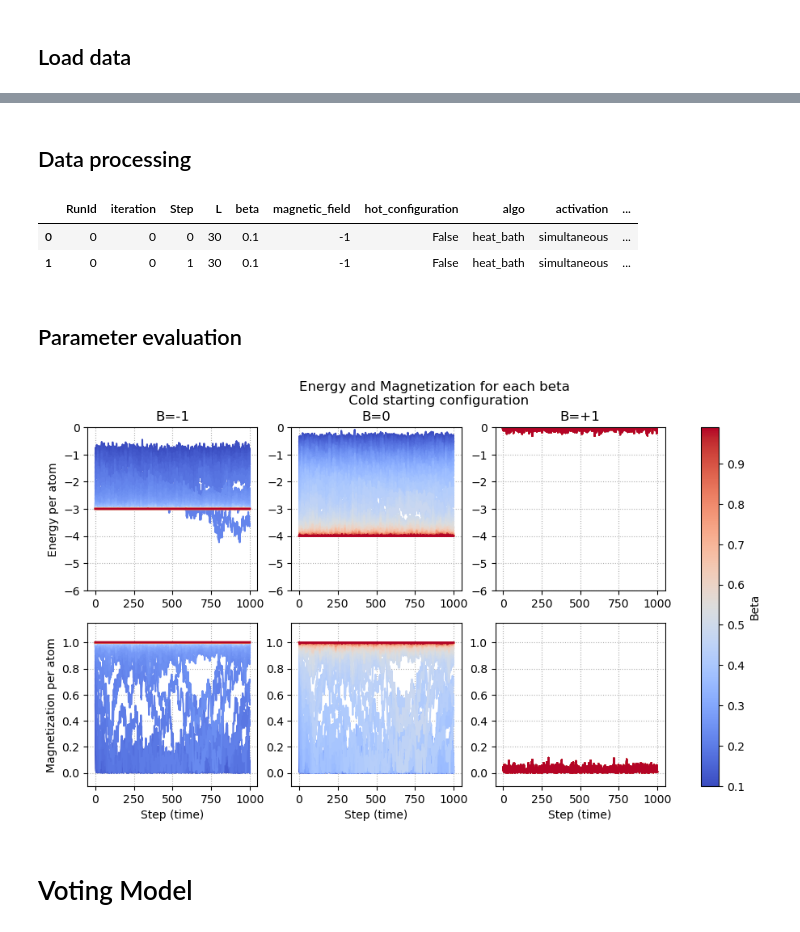
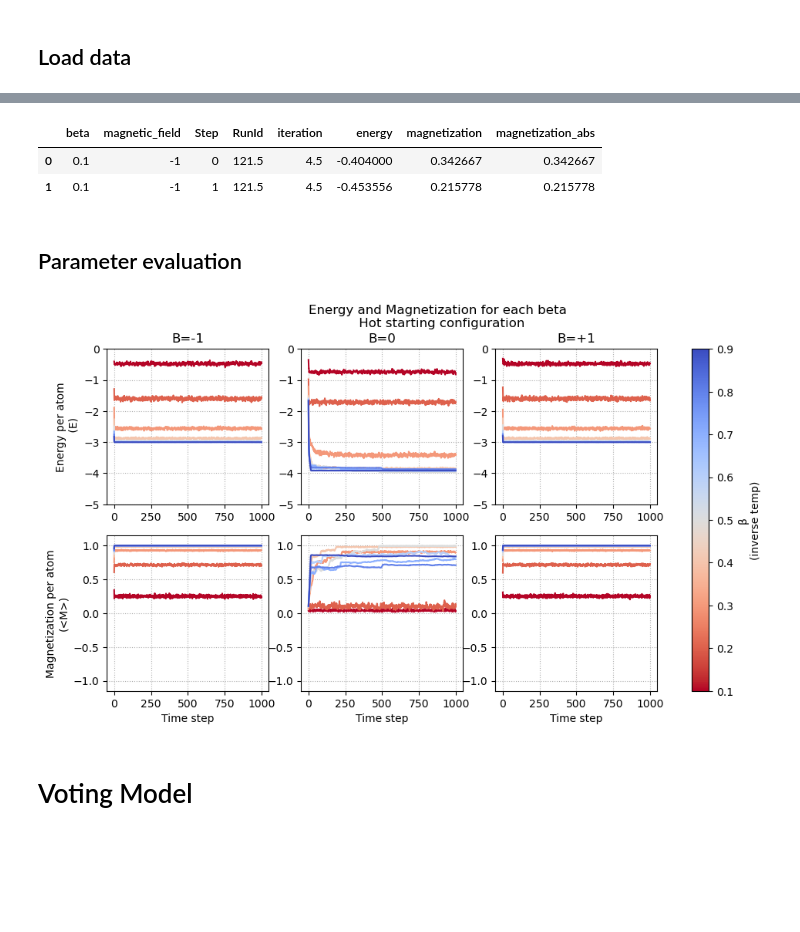
Before and after one commit to lbitsiko/ising-agent, a Jupyter notebook: parameter_evaluation.ipynb, the cells around one changed output, grey strips where cells are left out. Cells and saved outputs as stored; diff of their text form; code cells hidden in the pictures; blank space fills up the shorter version.

Commit message:
correct energy calculation, update visualization notebook, add model comparison notebook, update batch runs, update data with 10 iterations, add plots

```diff
--- a/parameter_evaluation.ipynb
+++ b/parameter_evaluation.ipynb
@@ -18,19 +11,31 @@ df.head(2)
-# %% [markdown]
-## Data processing
-# %%
-df["magnetization_abs"] = np.abs(df["magnetization"])
-df["magnetization_abs"] = df["magnetization_abs"]/(30*30) # magnetization per atom
-df["energy"] = df["energy"]/(30*30) # energy per atom
-df.head(2)
-# %% [output]
-|  | RunId | iteration | Step | L | beta | magnetic_field | hot_configuration | algo | activation | ... |
-| 0 | 0 | 0 | 0 | 30 | 0.1 | -1 | False | heat_bath | simultaneous | ... |
-| 1 | 0 | 0 | 1 | 30 | 0.1 | -1 | False | heat_bath | simultaneous | ... |
+# %%
+# load field study data
+df = pd.read_csv("studies/batch_run_field.csv")
+
+# transform observables
+df["magnetization"]= df["magnetization"]/(30*30)
+df["magnetization_abs"] = np.abs(df["magnetization"])
+
+# select the variables relative to the study
+df = df[["RunId","iteration","Step", "beta","magnetic_field","energy", "magnetization", "magnetization_abs"]]
+
+# calculate averages per parameter combo
+df = df.groupby(["beta", "magnetic_field", "Step"]).mean().reset_index()
+
+df.head(2)
+# %% [output]
+|  | beta | magnetic_field | Step | RunId | iteration | energy | magnetization | magnetization_abs |
+| 0 | 0.1 | -1 | 0 | 121.5 | 4.5 | -0.404000 | 0.342667 | 0.342667 |
+| 1 | 0.1 | -1 | 1 | 121.5 | 4.5 | -0.453556 | 0.215778 | 0.215778 |
 # %% [markdown]
 ## Parameter evaluation
 # %%
 # betas in the study - use coolwarm colormap
 betas = sorted(set(df.beta.value_counts().index))
 normalize = plt.Normalize(min(betas), max(betas))
-colormap = plt.cm.coolwarm
+colormap = plt.cm.coolwarm.reversed()
 colors = colormap(normalize(betas))
+
+# color scale
+sm = cm.ScalarMappable(cmap=colormap, norm=normalize)
+sm.set_array([])
@@ -46,57 +47,45 @@ for beta, color in zip(betas, colors): # one line per temperature
     sm.to_rgba(beta)
 
     df_plot = df[df["beta"] == beta]
 
     # sort accroding to simulation step (time)
     df_plot_0 = df_plot[df_plot["magnetic_field"] == 0]
     df_plot_0 = df_plot_0.sort_values(by="Step", ascending=True)
 
     df_plot_1 = df_plot[df_plot["magnetic_field"] == 1]
     df_plot_1 = df_plot_1.sort_values(by="Step", ascending=True)
 
     df_plot_m1 = df_plot[df_plot["magnetic_field"] == -1]
     df_plot_m1 = df_plot_m1.sort_values(by="Step", ascending=True)
 
     axs[0][0].plot(df_plot_m1["Step"], df_plot_m1["energy"], label=f'{beta:.2f}', color=color)
     axs[0][1].plot(df_plot_0["Step"], df_plot_0["energy"], label=f'{beta:.2f}', color=color)
     axs[0][2].plot(df_plot_1["Step"], df_plot_1["energy"], label=f'{beta:.2f}', color=color)
 
     axs[1][0].plot(df_plot_m1["Step"], df_plot_m1["magnetization_abs"], label=f'{beta:.2f}', color=color)
     axs[1][1].plot(df_plot_0["Step"], df_plot_0["magnetization_abs"], label=f'{beta:.2f}', color=color)
     axs[1][2].plot(df_plot_1["Step"], df_plot_1["magnetization_abs"], label=f'{beta:.2f}', color=color)
 
+# set betas colorbar
+fig.colorbar(sm, ax=axs.ravel().tolist(), orientation='vertical', label='β\n(inverse temp)')
 
-fig.colorbar(sm, ax=axs.ravel().tolist(), orientation='vertical', label='Beta')
-
-fig.suptitle("Energy and Magnetization for each beta \n Cold starting configuration")
-
-axs[0][0].set_ylabel("Energy per atom")
-axs[1][0].set_ylabel("Magnetization per atom")
-
-axs[1][0].set_xlabel("Step (time)")
-axs[1][1].set_xlabel("Step (time)")
-axs[1][2].set_xlabel("Step (time)")
-
-axs[0][0].grid(ls=':')
-axs[0][1].grid(ls=':')
-axs[0][2].grid(ls=':')
-
-axs[1][0].grid(ls=':')
-axs[1][1].grid(ls=':')
-axs[1][2].grid(ls=':')
-
+# set titles, labels, grid lines, etc.
+fig.suptitle("Energy and Magnetization for each beta \n Hot starting configuration")
 axs[0][0].set_title(f"B=-1")
 axs[0][1].set_title(f"B=0")
 axs[0][2].set_title(f"B=+1")
 
-for ax in axs[0]:
-    ax.set_ylim(-6, 0.0)
+axs[0][0].set_ylabel("Energy per atom\n (E)")
+axs[1][0].set_ylabel("Magnetization per atom\n(<M>)")
+for ax in axs[1]: ax.set_xlabel("Time step")
 
-for ax in axs[1]:
-    ax.set_ylim(-0.1, 1.15)
+for ax in axs.flatten(): ax.grid(ls=":")
 
-plt.show()
+for ax in axs[0]: ax.set_ylim(-5, 0.0)
+for ax in axs[1]: ax.set_ylim(-1.15, 1.15)
+
+fig.savefig("plots/field_study.png", dpi=300)
 # %% [output]
-[figure, old version]
+[figure, new version]
 # %% [markdown]
 # Voting Model
```
Also changed, not shown: parts of 9 cells of this notebook, 13 other files.
